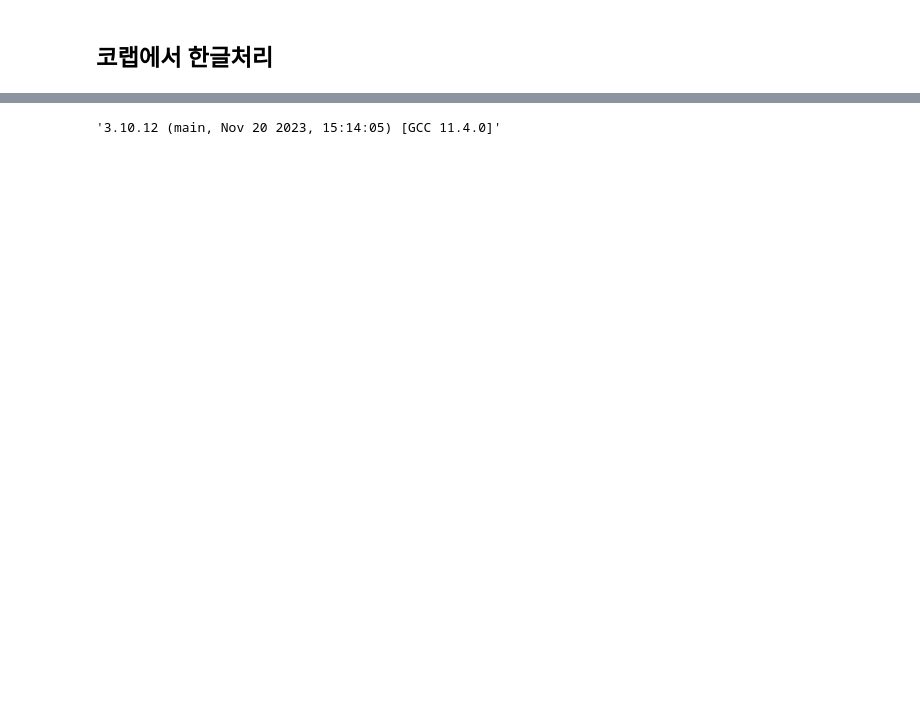
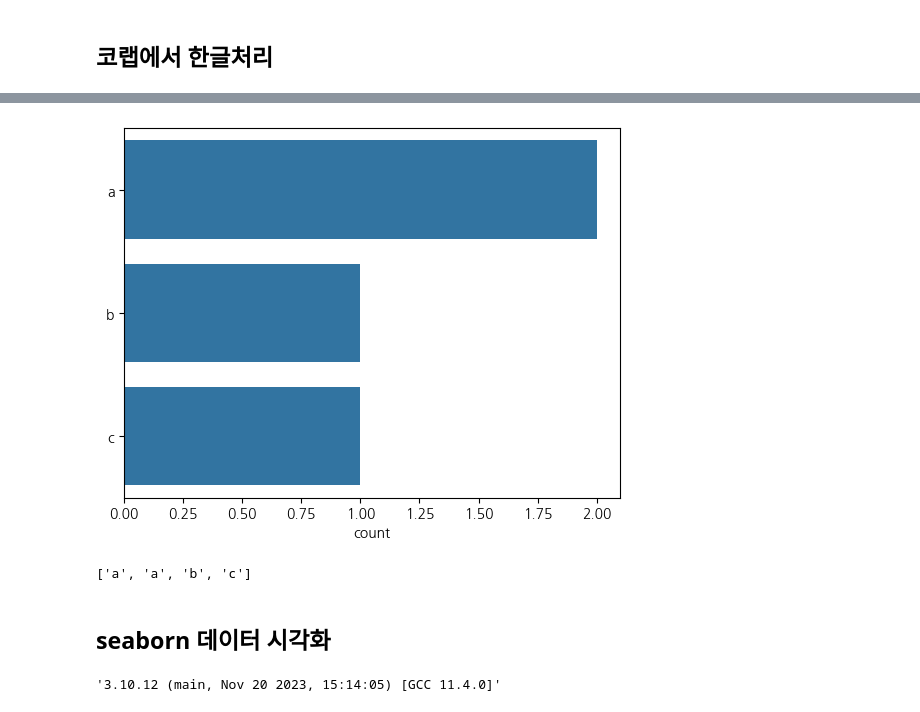
Before and after one commit to ahyeong514/2024-1-my-BDA, a Jupyter notebook: 01w_0312_tue_bigdata_basic.ipynb, the cells around one changed output, grey strips where cells are left out. Cells and saved outputs as stored; diff of their text form; code cells hidden in the pictures; blank space fills up the shorter version.

```diff
--- a/01w_0312_tue_bigdata_basic.ipynb
+++ b/01w_0312_tue_bigdata_basic.ipynb
@@ -60,3 +105,15 @@ Successfully installed koreanize_matplotlib-0.1.1
+# %%
+import seaborn as sns
+sns.countplot(var);
+# %% [output]
+[figure, added]
+# %%
+var=['a','a','b','c']
+var
+# %% [output]
+['a', 'a', 'b', 'c']
+# %% [markdown]
+## seaborn 데이터 시각화
 # %%
 import sys
 sys.version
```
Also changed, not shown: parts of 4 cells of this notebook.
